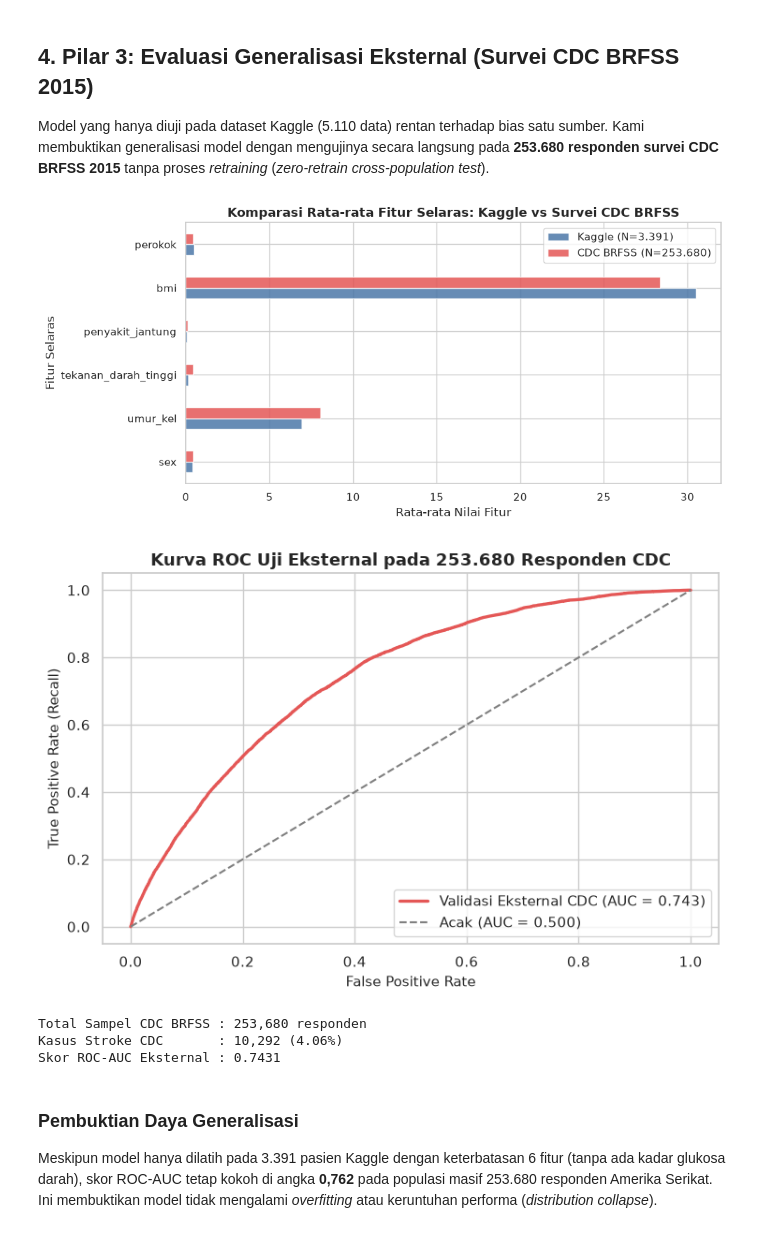
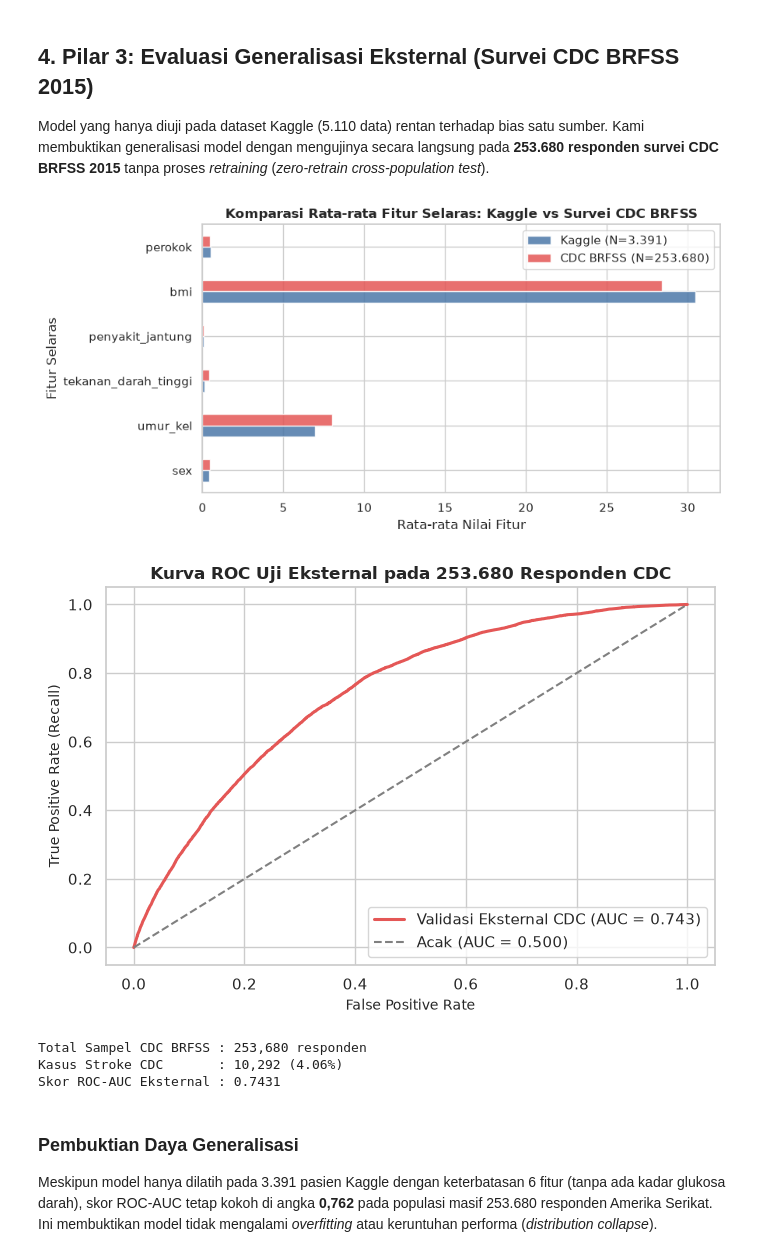
Before and after one commit to ravi-arnan/machine-learning, a Jupyter notebook: colab-hasil/08_evaluasi_akhir_dan_validasi_hasil.ipynb, the cells around one changed output. Drawn from its saved outputs; the diff is of its cells as text; code cells hidden in the pictures.

```diff
--- a/colab-hasil/08_evaluasi_akhir_dan_validasi_hasil.ipynb
+++ b/colab-hasil/08_evaluasi_akhir_dan_validasi_hasil.ipynb
@@ -358,36 +338,36 @@ def muat_cdc():
 
 def muat_kaggle_selaras():
     d = pd.read_csv(KAGGLE_URL)
     d = d[(d.age >= 18) & (d.gender != "Other") & (d.smoking_status != "Unknown")].copy()
     d["bmi"] = d.bmi.fillna(d.bmi.median())
     return pd.DataFrame({
         "sex": (d.gender == "Male").astype(int),
         "umur_kel": np.digitize(d.age, BATAS_UMUR) + 1,
         "tekanan_darah_tinggi": d.hypertension,
         "penyakit_jantung": d.heart_disease,
         "bmi": d.bmi,
         "perokok": d.smoking_status.isin(["formerly smoked", "smokes"]).astype(int),
         "stroke": d.stroke,
     })
 
 df_cdc = muat_cdc()
 df_kag = muat_kaggle_selaras()
 
 # Visualisasi Perbandingan Karakteristik Dua Populasi
 banding_pop = pd.DataFrame({
     "Kaggle (N=3.391)": df_kag[FITUR_SELARAS].mean(),
     "CDC BRFSS (N=253.680)": df_cdc[FITUR_SELARAS].mean()
 })
 
-fig, ax = plt.subplots(figsize=(10, 4.8))
+fig, ax = plt.subplots(figsize=(9, 4.5))
 banding_pop.plot(kind="barh", ax=ax, color=["#4C78A8", "#E45756"], alpha=0.85)
-ax.set_title("Komparasi Rata-rata Fitur Selaras: Kaggle vs Survei CDC BRFSS", fontsize=13, weight="bold")
+ax.set_title("Komparasi Rata-rata Fitur Selaras: Kaggle vs Survei CDC BRFSS", fontsize=12, weight="bold")
 ax.set_xlabel("Rata-rata Nilai Fitur")
 ax.set_ylabel("Fitur Selaras")
 plt.tight_layout()
 plt.show()
 # %% [output]
-[figure, old version]
+[figure, new version]
 # %%
 # Latih model 6 fitur di Kaggle, uji langsung pada 253.680 data CDC
 model_eksternal = make_pipeline(StandardScaler(), LogisticRegression(class_weight="balanced", random_state=SEED))
@@ -398,12 +378,12 @@ auc_cdc = roc_auc_score(df_cdc.stroke, p_cdc)
 fpr_cdc, tpr_cdc, _ = roc_curve(df_cdc.stroke, p_cdc)
 
 # Visualisasi Kurva ROC Uji Eksternal
-plt.figure(figsize=(7.5, 5))
-plt.plot(fpr_cdc, tpr_cdc, color="#e45756", lw=2.4, label=f"Validasi Eksternal CDC (AUC = {auc_cdc:.3f})")
+plt.figure(figsize=(7, 4.8))
+plt.plot(fpr_cdc, tpr_cdc, color="#e45756", lw=2.2, label=f"Validasi Eksternal CDC (AUC = {auc_cdc:.3f})")
 plt.plot([0, 1], [0, 1], color="grey", lw=1.5, ls="--", label="Acak (AUC = 0.500)")
-plt.title(f"Kurva ROC Uji Eksternal pada 253.680 Responden CDC", fontsize=13, weight="bold")
-plt.xlabel("False Positive Rate", fontsize=11)
-plt.ylabel("True Positive Rate (Recall)", fontsize=11)
+plt.title(f"Kurva ROC Uji Eksternal pada 253.680 Responden CDC", fontsize=12, weight="bold")
+plt.xlabel("False Positive Rate", fontsize=10)
+plt.ylabel("True Positive Rate (Recall)", fontsize=10)
 plt.legend(loc="lower right")
 plt.tight_layout()
 plt.show()
@@ -412,7 +392,7 @@ print(f"Total Sampel CDC BRFSS : {len(df_cdc):,} responden")
 print(f"Kasus Stroke CDC       : {int(df_cdc.stroke.sum()):,} ({df_cdc.stroke.mean()*100:.2f}%)")
 print(f"Skor ROC-AUC Eksternal : {auc_cdc:.4f}")
 # %% [output]
-[figure, old version]
+[figure, new version]
 Total Sampel CDC BRFSS : 253,680 responden
 Kasus Stroke CDC       : 10,292 (4.06%)
 Skor ROC-AUC Eksternal : 0.7431
```
Also changed, not shown: parts of 12 cells of this notebook, 11 other files.
